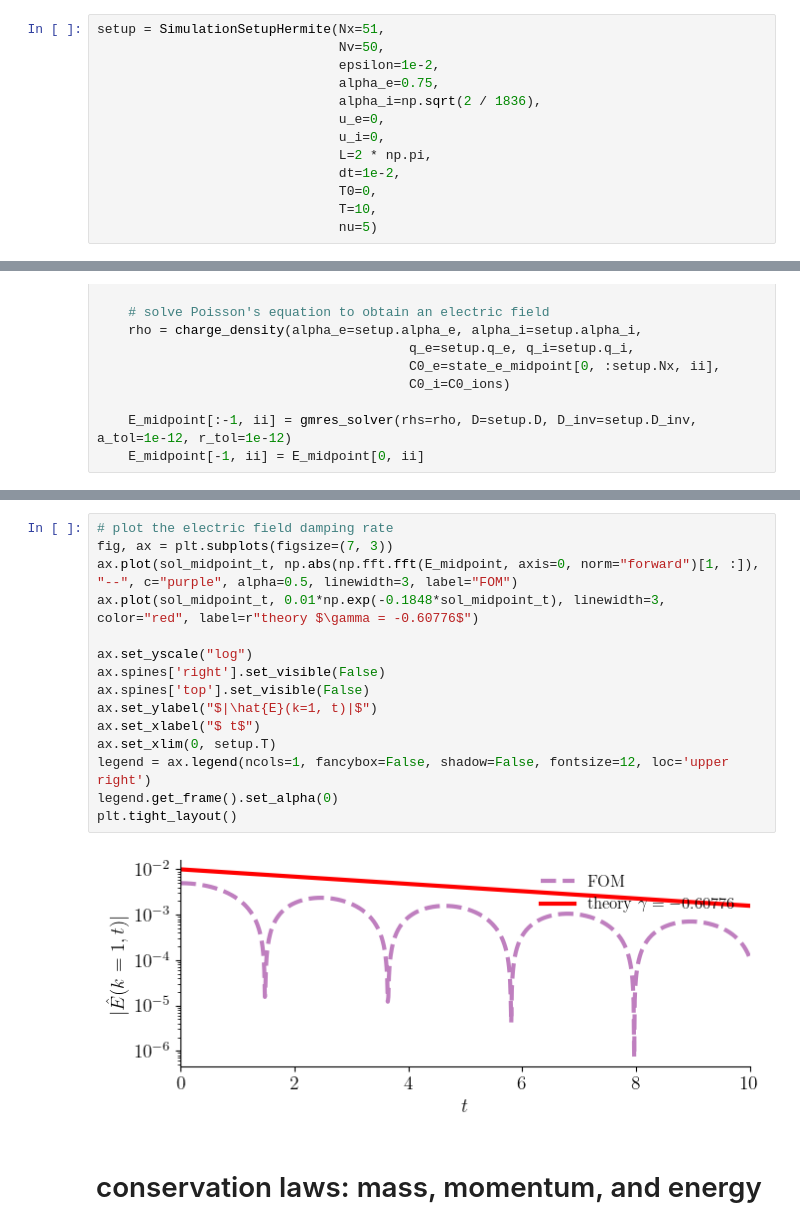
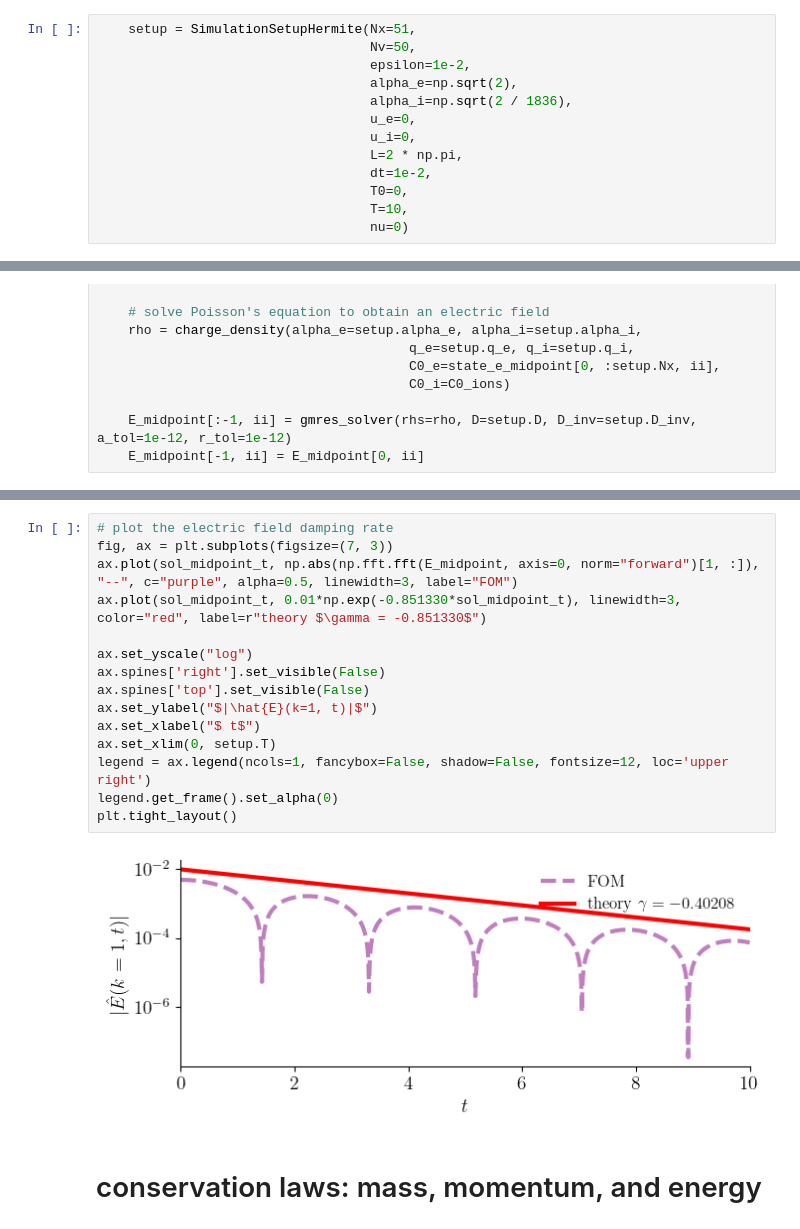
Before and after one commit to opaliss/mixed_methods, a Jupyter notebook: analysis/weak_landau_damping_hermite.ipynb, the cells around one changed output, grey strips where cells are left out. Cells and saved outputs as stored; diff of their text form.

Commit message:
compare weak landau for both simulations

```diff
--- a/analysis/weak_landau_damping_hermite.ipynb
+++ b/analysis/weak_landau_damping_hermite.ipynb
@@ -24,18 +24,18 @@ matplotlib.rcParams['text.usetex'] = True
 # %% [markdown]
 # Hermite weak Landau damping
 # %%
-setup = SimulationSetupHermite(Nx=51,
-                               Nv=50,
-                               epsilon=1e-2,
-                               alpha_e=0.75,
-                               alpha_i=np.sqrt(2 / 1836),
-                               u_e=0,
-                               u_i=0,
-                               L=2 * np.pi,
-                               dt=1e-2,
-                               T0=0,
-                               T=10,
-                               nu=5)
+    setup = SimulationSetupHermite(Nx=51,
+                                   Nv=50,
+                                   epsilon=1e-2,
+                                   alpha_e=np.sqrt(2),
+                                   alpha_i=np.sqrt(2 / 1836),
+                                   u_e=0,
+                                   u_i=0,
+                                   L=2 * np.pi,
+                                   dt=1e-2,
+                                   T0=0,
+                                   T=10,
+                                   nu=0)
 # %%
 # ions (unperturbed)
 C0_ions = np.ones(setup.Nx) / setup.alpha_i
@@ -110,20 +110,20 @@ plt.tight_layout()
 # %%
 # plot the electric field damping rate
 fig, ax = plt.subplots(figsize=(7, 3))
 ax.plot(sol_midpoint_t, np.abs(np.fft.fft(E_midpoint, axis=0, norm="forward")[1, :]), "--", c="purple", alpha=0.5, linewidth=3, label="FOM")
-ax.plot(sol_midpoint_t, 0.01*np.exp(-0.1848*sol_midpoint_t), linewidth=3, color="red", label=r"theory $\gamma = -0.60776$")
+ax.plot(sol_midpoint_t, 0.01*np.exp(-0.851330*sol_midpoint_t), linewidth=3, color="red", label=r"theory $\gamma = -0.851330$")
 
 ax.set_yscale("log")
 ax.spines['right'].set_visible(False)
 ax.spines['top'].set_visible(False)
 ax.set_ylabel("$|\hat{E}(k=1, t)|$")
 ax.set_xlabel("$ t$")
 ax.set_xlim(0, setup.T)
 legend = ax.legend(ncols=1, fancybox=False, shadow=False, fontsize=12, loc='upper right')
 legend.get_frame().set_alpha(0)
 plt.tight_layout()
 # %% [output]
-[figure, old version]
+[figure, new version]
 # %% [markdown]
 # conservation laws: mass, momentum, and energy
 # %% [markdown]
```
Also changed, not shown: parts of 7 cells of this notebook, 5 other files.
